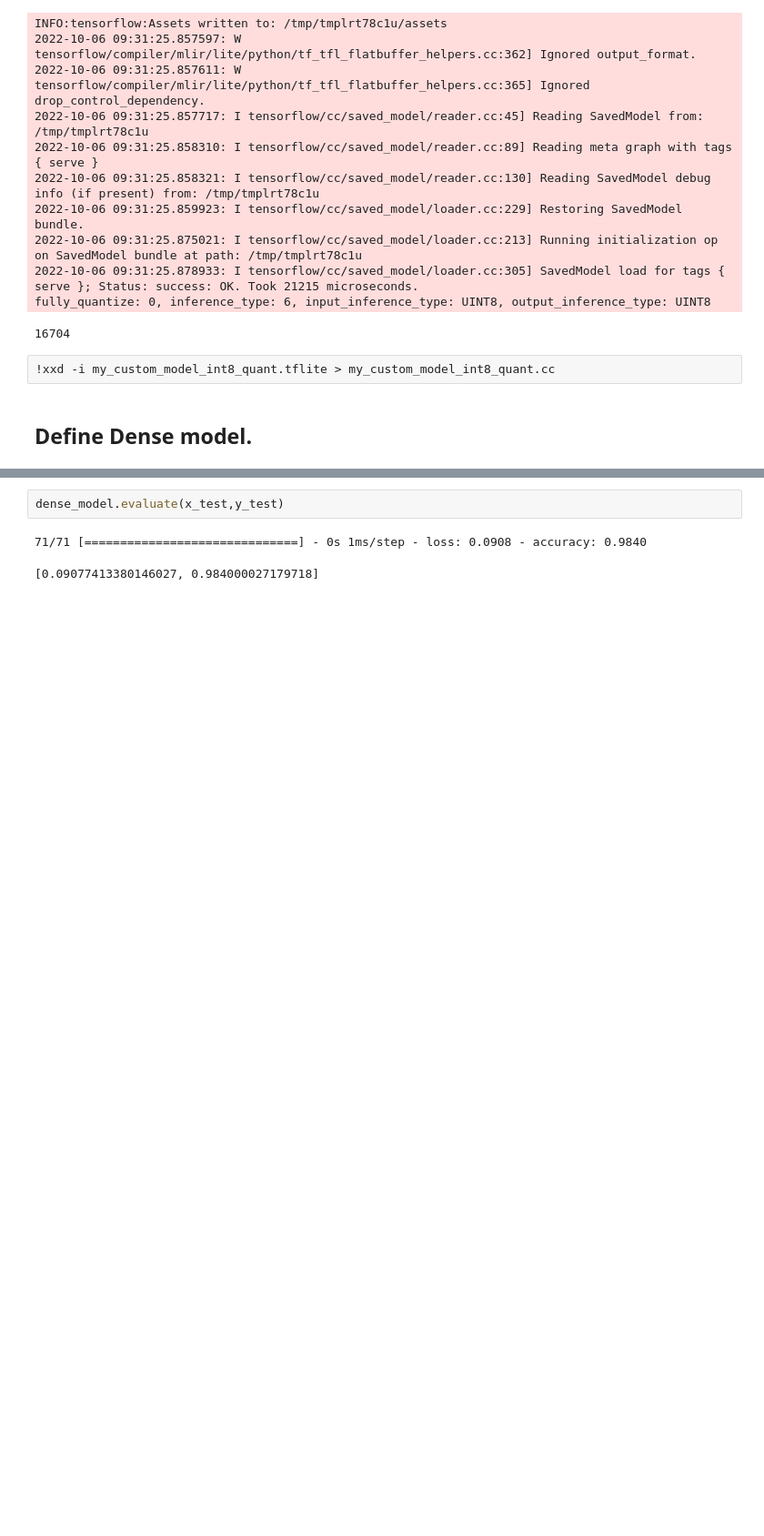
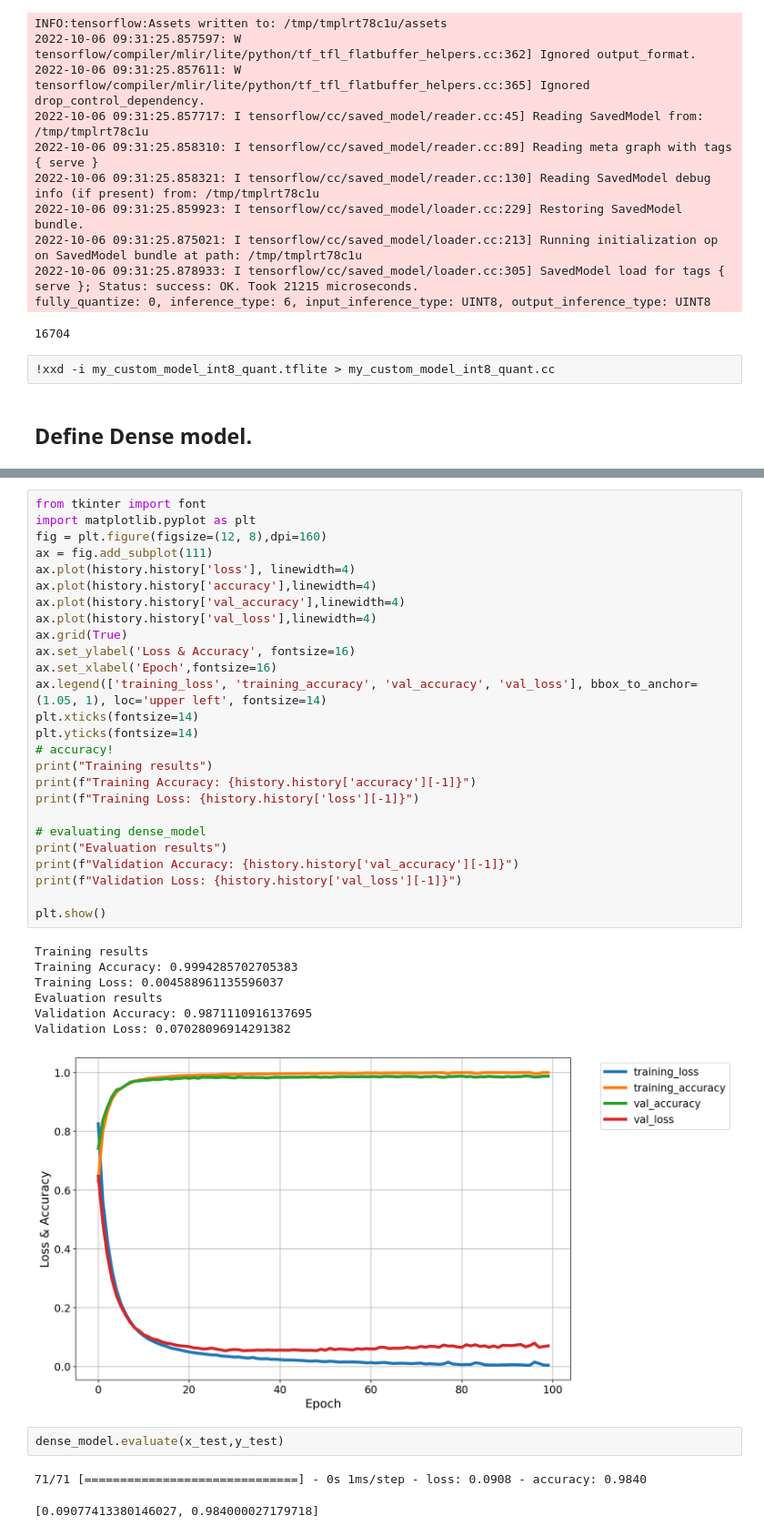
Before and after one commit to veysiadn/acustic-emission-models, a Jupyter notebook: convert_deploy.ipynb, the cells around one changed output, grey strips where cells are left out. Shown at 91% size. Saved outputs shown, nothing was run; the diff lists cells and outputs as text; blank space fills up the shorter version.

```diff
--- a/convert_deploy.ipynb
+++ b/convert_deploy.ipynb
@@ -929,3 +765,37 @@ Validation Loss: 0.07028096914291382
+# %%
+from tkinter import font
+import matplotlib.pyplot as plt
+fig = plt.figure(figsize=(12, 8),dpi=160)
+ax = fig.add_subplot(111)
+ax.plot(history.history['loss'], linewidth=4)
+ax.plot(history.history['accuracy'],linewidth=4)
+ax.plot(history.history['val_accuracy'],linewidth=4)
+ax.plot(history.history['val_loss'],linewidth=4)
+ax.grid(True)
+ax.set_ylabel('Loss & Accuracy', fontsize=16)
+ax.set_xlabel('Epoch',fontsize=16)
+ax.legend(['training_loss', 'training_accuracy', 'val_accuracy', 'val_loss'], bbox_to_anchor=(1.05, 1), loc='upper left', fontsize=14)
+plt.xticks(fontsize=14)
+plt.yticks(fontsize=14)
+# accuracy!
+print("Training results")
+print(f"Training Accuracy: {history.history['accuracy'][-1]}")
+print(f"Training Loss: {history.history['loss'][-1]}")
+
+# evaluating dense_model
+print("Evaluation results")
+print(f"Validation Accuracy: {history.history['val_accuracy'][-1]}")
+print(f"Validation Loss: {history.history['val_loss'][-1]}")
+
+plt.show()
+# %% [output]
+Training results
+Training Accuracy: 0.9994285702705383
+Training Loss: 0.004588961135596037
+Evaluation results
+Validation Accuracy: 0.9871110916137695
+Validation Loss: 0.07028096914291382
+[figure, added]
 # %%
 dense_model.evaluate(x_test,y_test)
 # %% [output]
```
Also changed, not shown: parts of 23 cells of this notebook, 2 other files.
